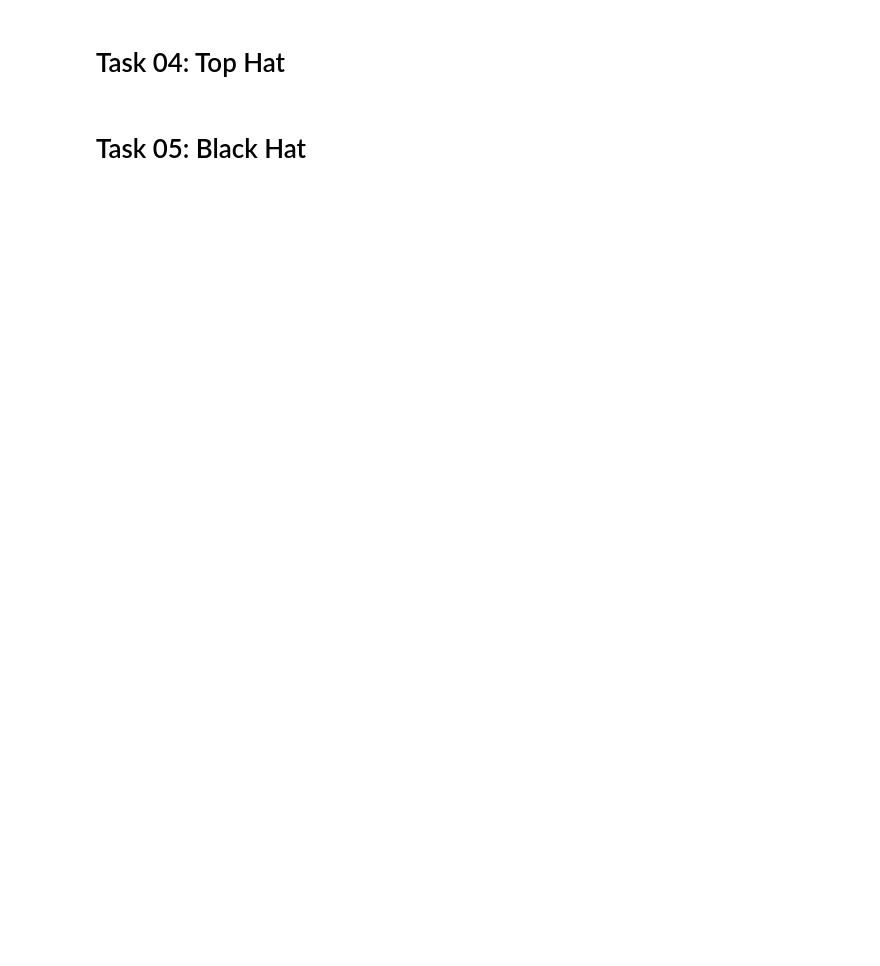
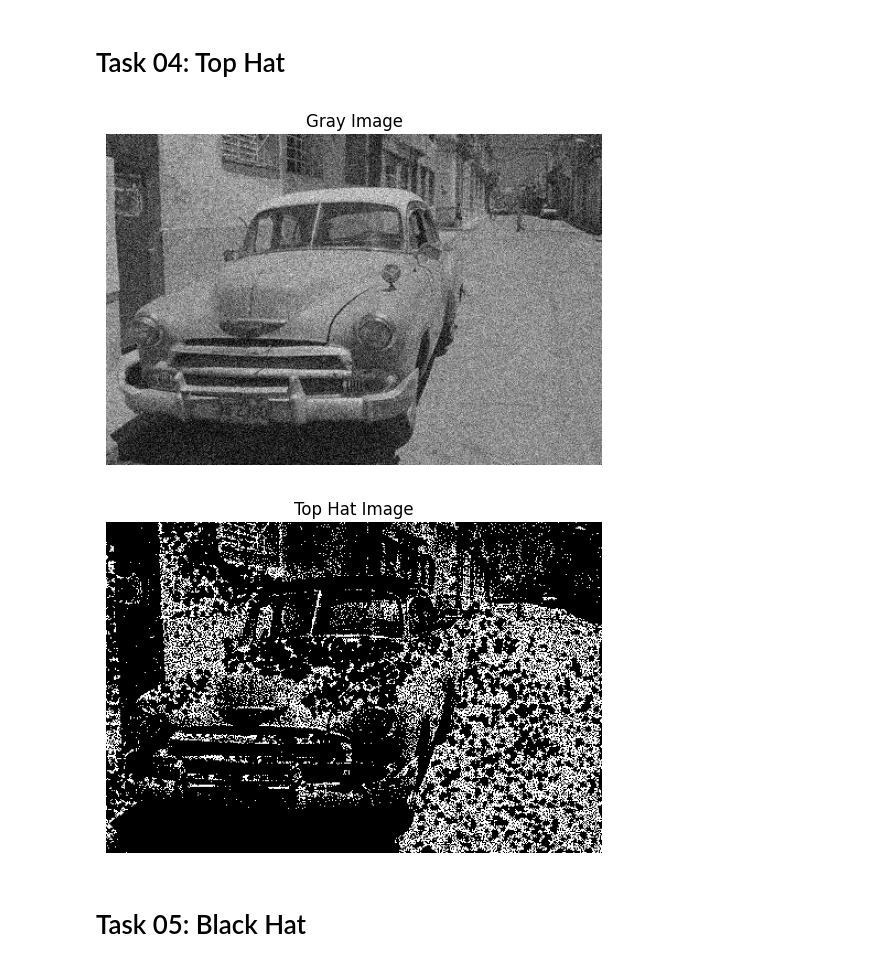
Before and after one commit to hamzahabib2024/Computer_Vision, a Jupyter notebook: Lab_05_morphologicalOperations/Tasks.ipynb, the cells around one changed output. Cells and saved outputs as stored; diff of their text form; code cells hidden in the pictures; blank space fills up the shorter version.

```diff
--- a/Lab_05_morphologicalOperations/Tasks.ipynb
+++ b/Lab_05_morphologicalOperations/Tasks.ipynb
@@ -20,4 +113,18 @@ binary_image = cv2.threshold(image_gray, 127, 255, cv2.THRESH_BINARY)[1]
 # %% [markdown]
 # Task 04: Top Hat
+# %%
+image = cv2.imread("E:\\vs code\\git\\Computer Vision\\noise_car.png")
+image_gray = cv2.cvtColor(image, cv2.COLOR_BGR2GRAY)
+binary_image = cv2.threshold(image_gray, 127, 255, cv2.THRESH_BINARY)[1]
+kernal = np.ones((3, 3), np.uint8)
+top_hat_image = cv2.morphologyEx(binary_image, cv2.MORPH_TOPHAT, kernal)
+
+plt.imshow(image_gray, cmap='gray'), plt.title("Gray Image"), plt.axis('off')
+plt.show()
+plt.imshow(top_hat_image, cmap='gray'), plt.title("Top Hat Image"), plt.axis('off')
+plt.show()
+# %% [output]
+[figure, added]
+[figure, added]
 # %% [markdown]
 # Task 05: Black Hat
```
Also changed, not shown: parts of 4 cells of this notebook.
